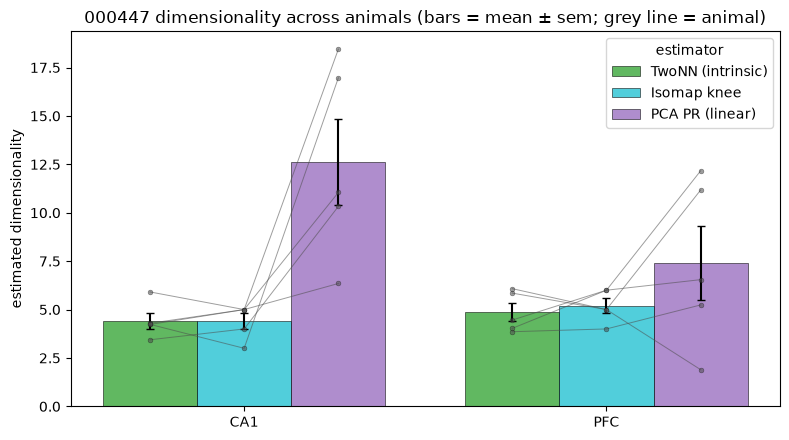
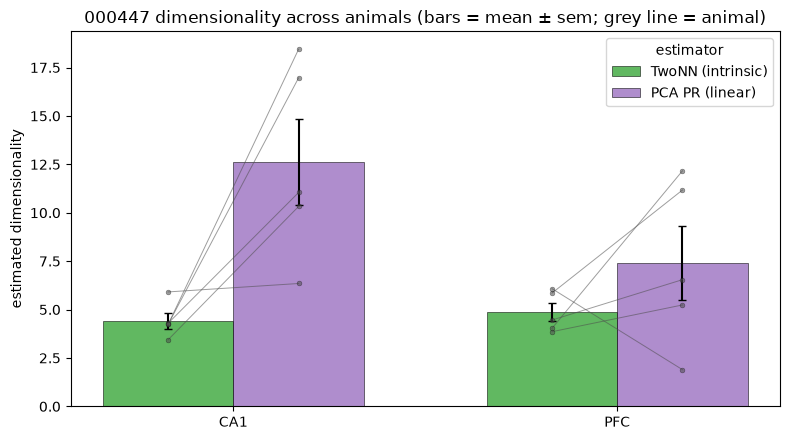
Code edit (unified diff) that turned the first committed figure into the second:
--- before
+++ after
@@ -2,16 +2,16 @@
 regions = ["CA1", "PFC"]
 methods = [("twonn", "TwoNN (intrinsic)", "tab:green"),
-           ("isomap_knee", "Isomap knee", "tab:cyan"),
            ("participation_ratio", "PCA PR (linear)", "tab:purple")]
-x = np.arange(len(regions)); w = 0.26
+x = np.arange(len(regions)); w = 0.34
+off = [(j - (len(methods) - 1) / 2) * w for j in range(len(methods))]
 fig, ax = plt.subplots(figsize=(8, 4.5))
 for j, (m, label, col) in enumerate(methods):
     means = [a[a.region == r][m].mean() for r in regions]
     sems = [a[a.region == r][m].sem() for r in regions]
-    ax.bar(x + (j - 1) * w, means, w, yerr=sems, capsize=3, color=col, alpha=0.75,
+    ax.bar(x + off[j], means, w, yerr=sems, capsize=3, color=col, alpha=0.75,
            label=label, edgecolor="k", linewidth=0.5, zorder=1)
 for ri, r in enumerate(regions):                      # one thin grey line per animal
     sub = a[a.region == r]
-    xpos = [x[ri] + (j - 1) * w for j in range(len(methods))]
+    xpos = [x[ri] + o for o in off]
     for _, row in sub.iterrows():
         ax.plot(xpos, [row[m] for m, _, _ in methods], "-o", color="0.3",
@@ -22,3 +22,3 @@
 ax.legend(title="estimator")
 plt.tight_layout()
-a.groupby("region")[["twonn", "isomap_knee", "participation_ratio"]].agg(["mean", "sem"]).round(2)
+a.groupby("region")[["twonn", "participation_ratio"]].agg(["mean", "sem"]).round(2)

Commit: Update 06_dimensionality.ipynb